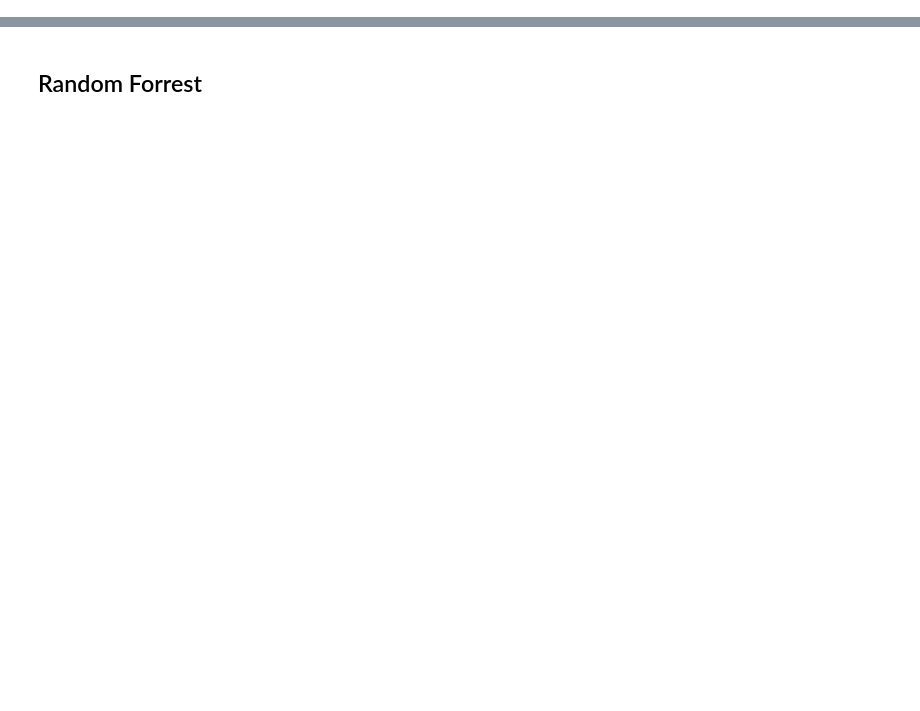
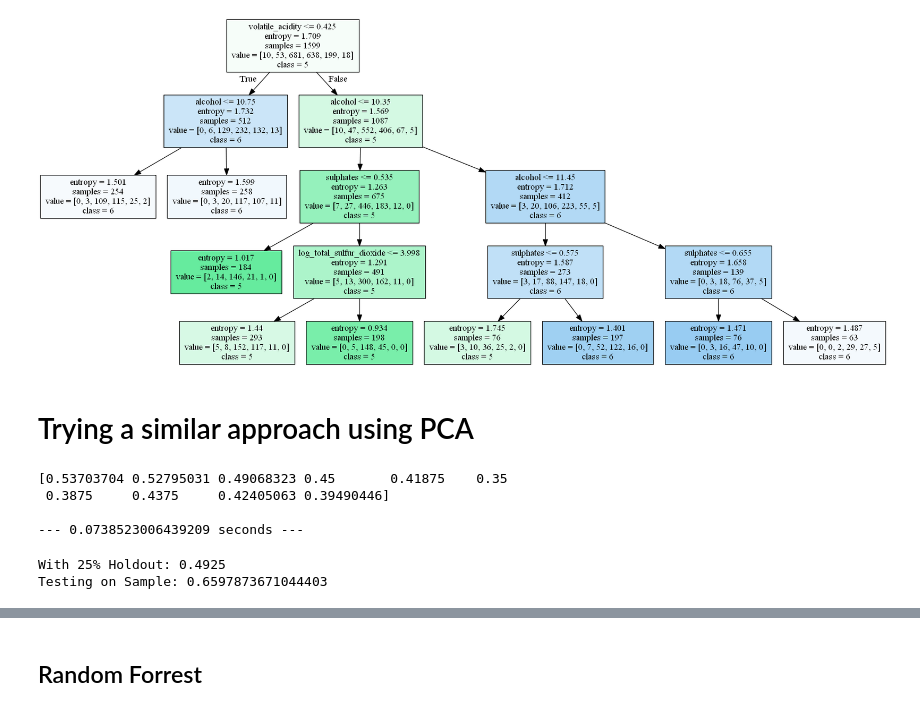
Before and after one commit to keith44/TF-Data_Science, a Jupyter notebook: Data_Science/Supervised learning/Challenge-If a tree falls in the forrest....ipynb, the cells around one changed output, grey strips where cells are left out. Drawn from its saved outputs; the diff is of its cells as text; code cells hidden in the pictures; blank space fills up the shorter version.

```diff
--- a/Data_Science/Supervised learning/Challenge-If a tree falls in the forrest....ipynb
+++ b/Data_Science/Supervised learning/Challenge-If a tree falls in the forrest....ipynb
@@ -205,0 +219,12 @@ GScv_results
+# %%
+# Automatic feature selection with SelectKbest
+
+import sklearn.feature_selection
+select =sklearn.feature_selection.SelectKBest()
+selected_features = select.fit(X_train, y_train)
+indicies_selected = selected_features.get_support(indices=True)
+colnames_selected = [X.columns[i] for i in indicies_selected]
+X_selected = X[colnames_selected]
+print(colnames_selected)
+x_train_selected = X_train[colnames_selected]
+x_test_selected = X_test[colnames_selected]
@@ -205,0 +233,3 @@ GScv_results
+# %%
+decision_tree.fit(X_selected, Y)
+print(cross_val_score(decision_tree, X_selected, Y, cv=10))
@@ -205,0 +247,8 @@ GScv_results
+# %%
+# Find best parameters using GridSearchCV
+
+
+
+param_grid = dict(max_depth=range(1,5),max_leaf_nodes=range(2,10),max_features=range(1,5))
+grid = GridSearchCV(decision_tree, param_grid, cv=10, scoring="accuracy", return_train_score=True)
+grid.fit(x_train_selected, y_train)
@@ -205,0 +273,7 @@ GScv_results
+# %%
+# Update parameters
+decision_tree = tree.DecisionTreeClassifier(criterion='entropy',max_depth=4, max_features=4,
+                                            max_leaf_nodes=9, random_state=20)
+
+decision_tree.fit(X_selected, Y)
+print(cross_val_score(decision_tree, X_selected, Y, cv=10))
@@ -205,0 +326,19 @@ GScv_results
+# %%
+# Tree visualization
+from IPython.display import Image
+import pydotplus
+import graphviz
+
+#Rendertree.
+dot_data = tree.export_graphviz(
+    decision_tree, out_file=None,
+    feature_names=X_selected.columns,
+    class_names=['3','4','5','6','7','8'],
+    filled=True
+)
+graph = pydotplus.graph_from_dot_data(dot_data)
+Image(graph.create_png())
+# %% [output]
+[figure, added]
+# %% [markdown]
+# Trying a similar approach using PCA
@@ -205,0 +358,22 @@ GScv_results
+# %%
+start_time = time.time() # start timer
+
+# Initialize and train decision tree.
+decision_tree = tree.DecisionTreeClassifier(criterion='entropy', max_features= 'sqrt', max_depth=8,random_state=20)
+
+decision_tree.fit(pca_data, Y)
+print(cross_val_score(decision_tree, pca_data, Y, cv=10))
+print()
+print("--- %s seconds ---" % (time.time() - start_time)) # end timer
+# %% [output]
+[0.53703704 0.52795031 0.49068323 0.45       0.41875    0.35
+ 0.3875     0.4375     0.42405063 0.39490446]
+
+--- 0.0738523006439209 seconds ---
+# %%
+X_train, X_test, y_train, y_test = train_test_split(pca_data, Y, test_size=.25, random_state=20)
+print('With 25% Holdout: ' + str(decision_tree.fit(X_train, y_train).score(X_test, y_test)))
+print('Testing on Sample: ' + str(decision_tree.fit(pca_data, Y).score(pca_data, Y)))
+# %% [output]
+With 25% Holdout: 0.4925
+Testing on Sample: 0.6597873671044403
```
Also changed, not shown: parts of 89 cells of this notebook.
